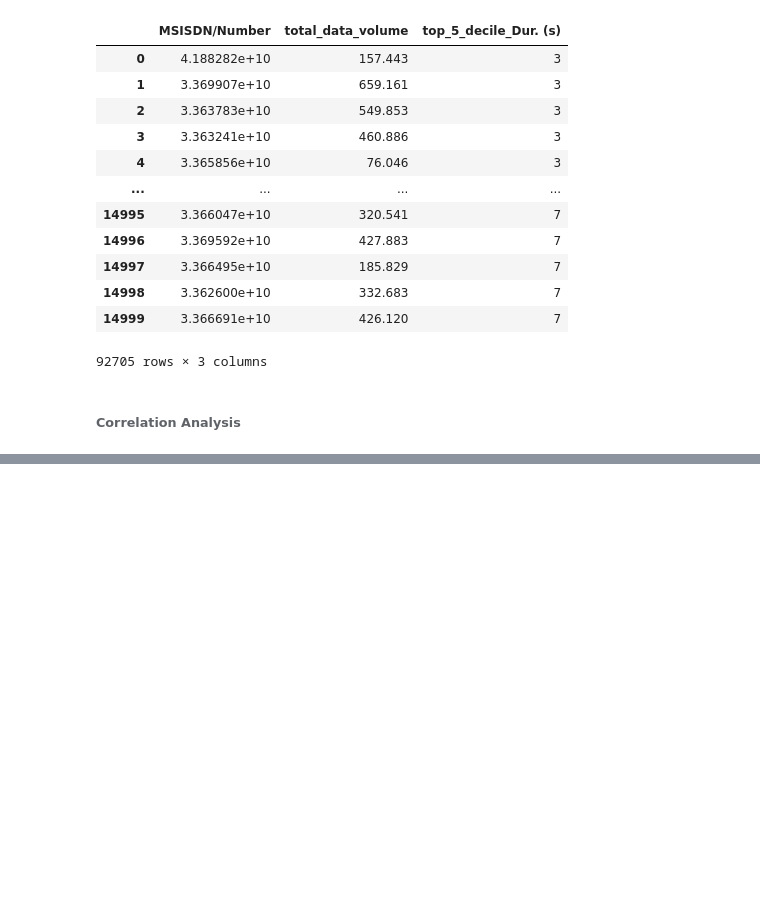
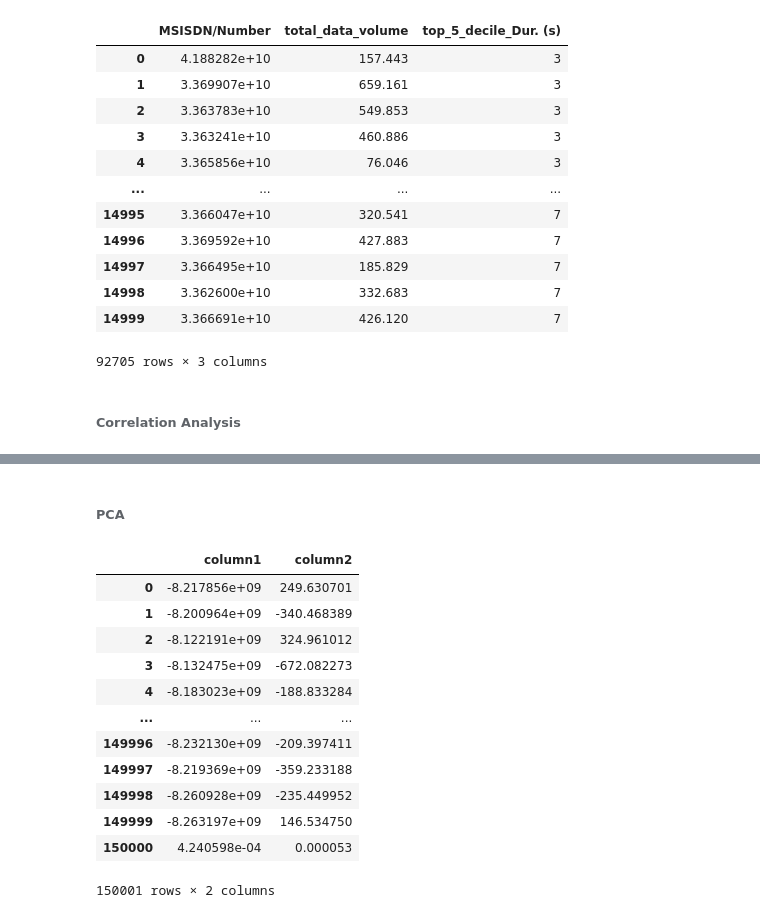
Before and after one commit to Victorolufemi/Tellco_Analysis, a Jupyter notebook: notebook/Task 1.ipynb, the cells around one changed output, grey strips where cells are left out. Drawn from its saved outputs; the diff is of its cells as text; code cells hidden in the pictures; blank space fills up the shorter version.

```diff
--- a/notebook/Task 1.ipynb
+++ b/notebook/Task 1.ipynb
@@ -376,3 +376,23 @@ eda.corr(df, relevant_app)
 | Netflix_total (MB) | -0.001903 | 0.001015 | 0.001029 | 0.002882 | 1.000000 | ... |
 | Gaming_total (MB) | -0.000995 | 0.001083 | -0.000644 | -0.002999 | -0.003109 | ... |
 | Other_total (MB) | -0.001727 | 0.006063 | -0.001299 | 0.002969 | -0.009033 | ... |
+# %% [markdown]
+###### PCA
+# %%
+PCA_df = eda.PCA(df, 'column1', 'column2')
+# %%
+PCA_df
+# %% [output]
+|  | column1 | column2 |
+| 0 | -8.217856e+09 | 249.630701 |
+| 1 | -8.200964e+09 | -340.468389 |
+| 2 | -8.122191e+09 | 324.961012 |
+| 3 | -8.132475e+09 | -672.082273 |
+| 4 | -8.183023e+09 | -188.833284 |
+| ... | ... | ... |
+| 149996 | -8.232130e+09 | -209.397411 |
+| 149997 | -8.219369e+09 | -359.233188 |
+| 149998 | -8.260928e+09 | -235.449952 |
+| 149999 | -8.263197e+09 | 146.534750 |
+| 150000 | 4.240598e-04 | 0.000053 |
+150001 rows × 2 columns
```
